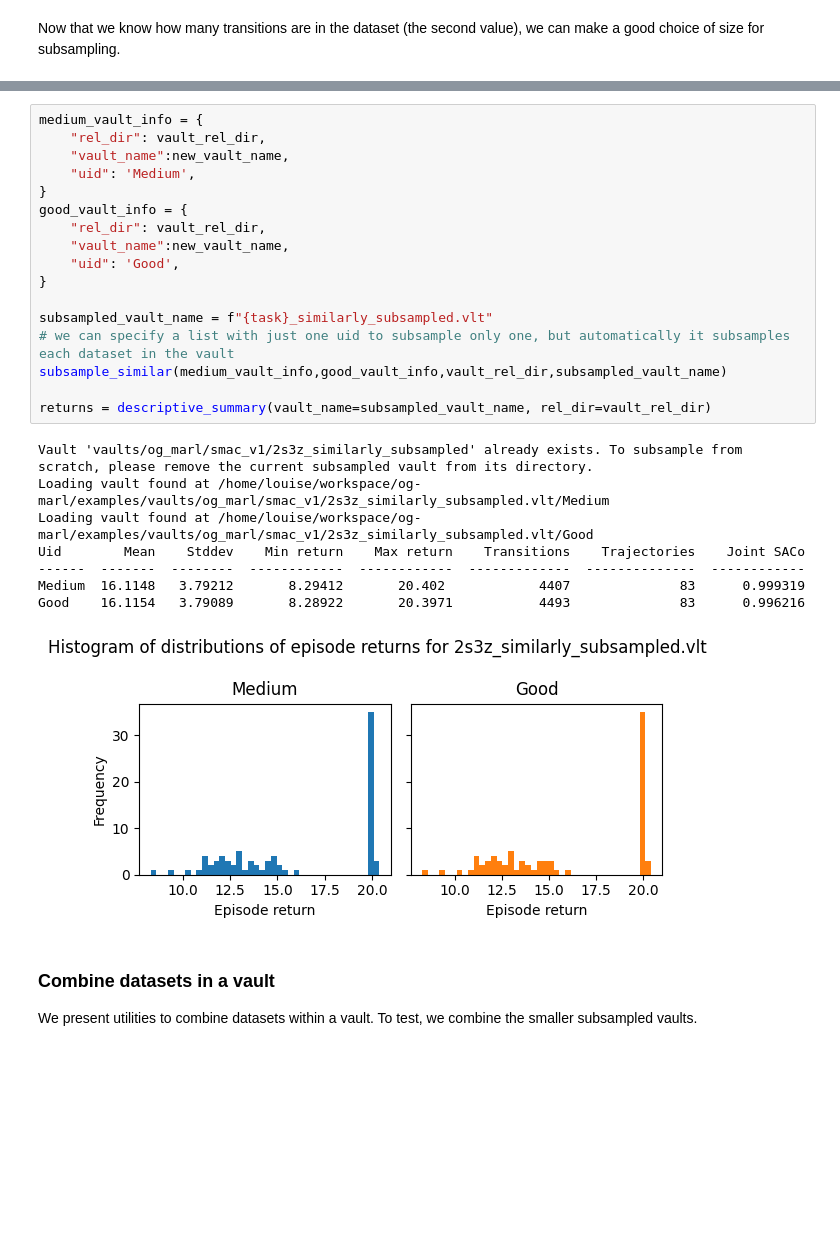
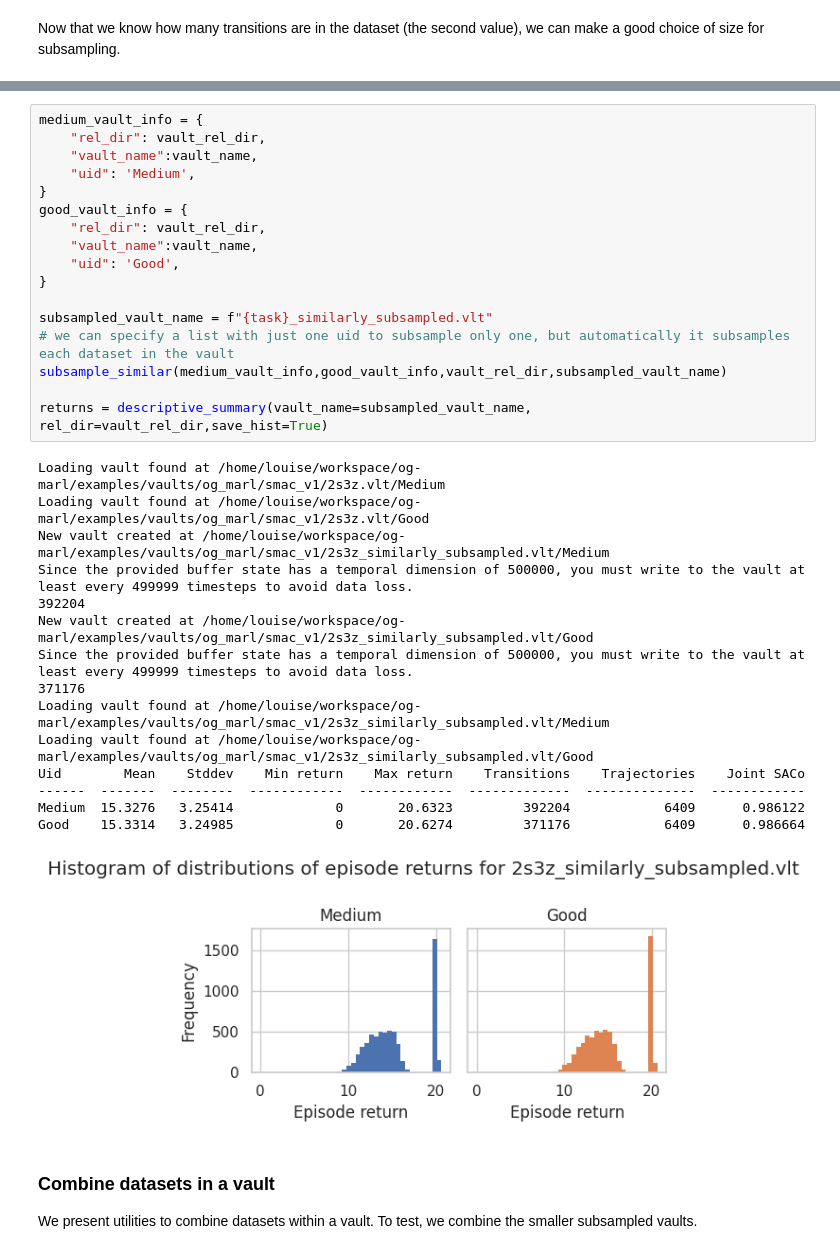
Before and after one commit to instadeepai/og-marl, a Jupyter notebook: examples/dataset_analysis_demo.ipynb, the cells around one changed output, grey strips where cells are left out. Drawn from its saved outputs; the diff is of its cells as text; blank space fills up the shorter version.

```diff
--- a/examples/dataset_analysis_demo.ipynb
+++ b/examples/dataset_analysis_demo.ipynb
@@ -121,29 +122,36 @@ For the "2s3z" vaults subsampled above, we see that there is overlap between the
 # %%
 medium_vault_info = {
     "rel_dir": vault_rel_dir,
-    "vault_name":new_vault_name,
+    "vault_name":vault_name,
     "uid": 'Medium',
 }
 good_vault_info = {
     "rel_dir": vault_rel_dir,
-    "vault_name":new_vault_name,
+    "vault_name":vault_name,
     "uid": 'Good',
 }
 
 subsampled_vault_name = f"{task}_similarly_subsampled.vlt"
 # we can specify a list with just one uid to subsample only one, but automatically it subsamples each dataset in the vault
 subsample_similar(medium_vault_info,good_vault_info,vault_rel_dir,subsampled_vault_name)
 
-returns = descriptive_summary(vault_name=subsampled_vault_name, rel_dir=vault_rel_dir)
+returns = descriptive_summary(vault_name=subsampled_vault_name, rel_dir=vault_rel_dir,save_hist=True)
 # %% [output]
-Vault 'vaults/og_marl/smac_v1/2s3z_similarly_subsampled' already exists. To subsample from scratch, please remove the current subsampled vault from its directory.
+Loading vault found at /home/louise/workspace/og-marl/examples/vaults/og_marl/smac_v1/2s3z.vlt/Medium
+Loading vault found at /home/louise/workspace/og-marl/examples/vaults/og_marl/smac_v1/2s3z.vlt/Good
+New vault created at /home/louise/workspace/og-marl/examples/vaults/og_marl/smac_v1/2s3z_similarly_subsampled.vlt/Medium
+Since the provided buffer state has a temporal dimension of 500000, you must write to the vault at least every 499999 timesteps to avoid data loss.
+392204
+New vault created at /home/louise/workspace/og-marl/examples/vaults/og_marl/smac_v1/2s3z_similarly_subsampled.vlt/Good
+Since the provided buffer state has a temporal dimension of 500000, you must write to the vault at least every 499999 timesteps to avoid data loss.
+371176
 Loading vault found at /home/louise/workspace/og-marl/examples/vaults/og_marl/smac_v1/2s3z_similarly_subsampled.vlt/Medium
 Loading vault found at /home/louise/workspace/og-marl/examples/vaults/og_marl/smac_v1/2s3z_similarly_subsampled.vlt/Good
 Uid        Mean    Stddev    Min return    Max return    Transitions    Trajectories    Joint SACo
 ------  -------  --------  ------------  ------------  -------------  --------------  ------------
-Medium  16.1148   3.79212       8.29412       20.402            4407              83      0.999319
-Good    16.1154   3.79089       8.28922       20.3971           4493              83      0.996216
+Medium  15.3276   3.25414             0       20.6323         392204            6409      0.986122
+Good    15.3314   3.24985             0       20.6274         371176            6409      0.986664
-[figure, old version]
+[figure, new version]
 # %% [markdown]
 ### Combine datasets in a vault
 
```
Also changed, not shown: parts of 6 cells of this notebook, 1 other file.
